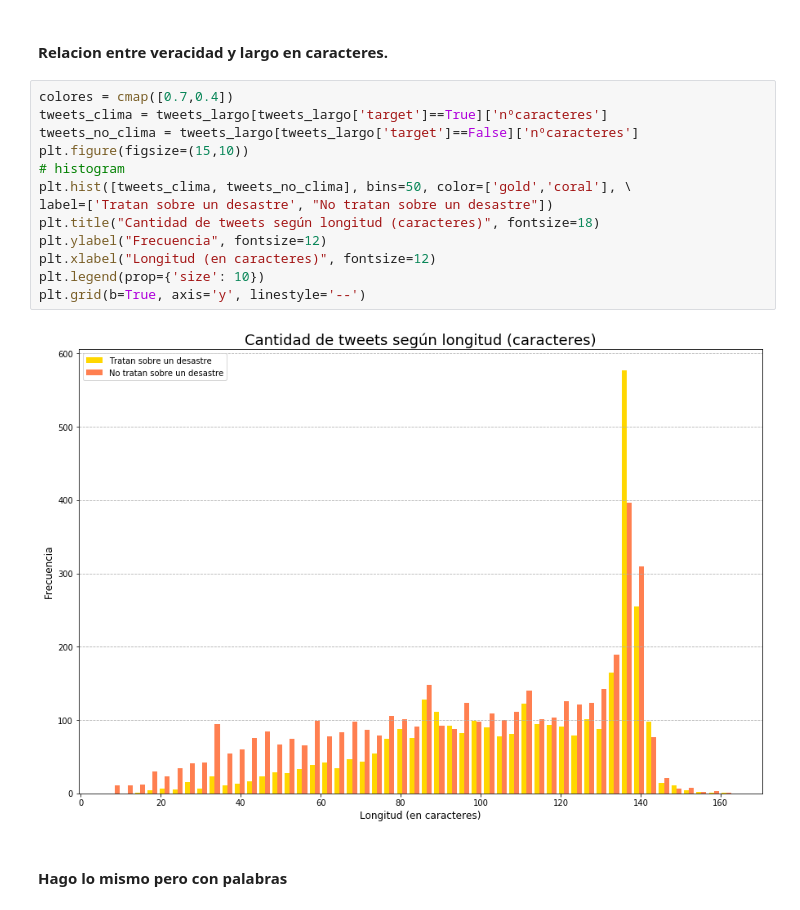
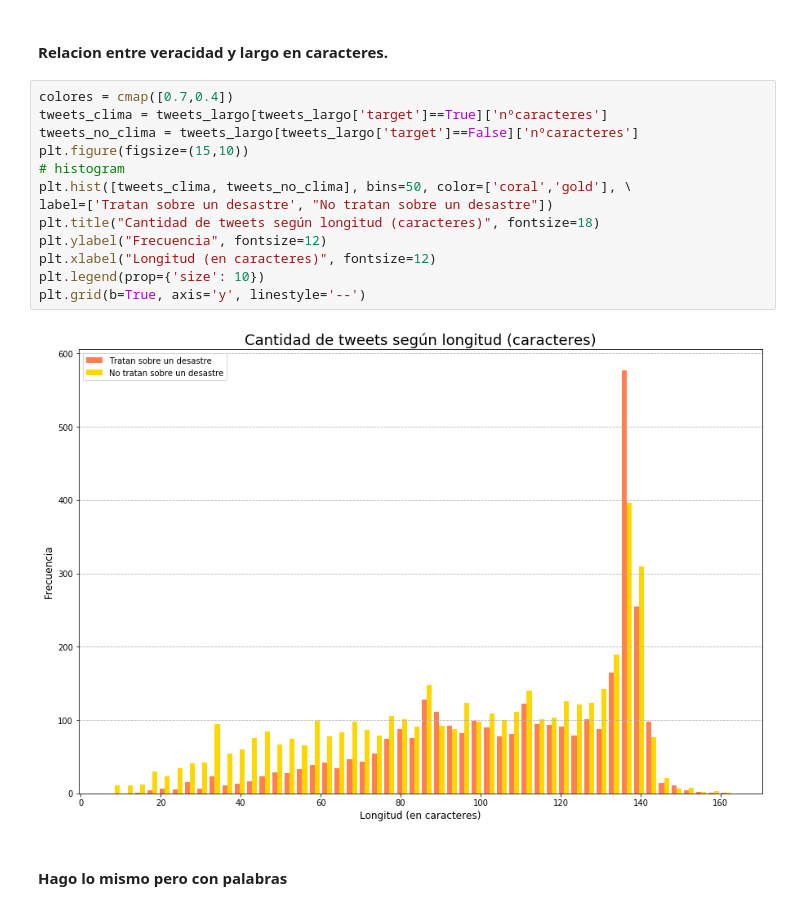
Before and after one commit to RiedelNicolas/TP1-Organizacion-de-Datos, a Jupyter notebook: Nico.ipynb, the cells around one changed output. Cells and saved outputs as stored; diff of their text form.

Commit message:
en grafico de veracidad vs caracter arreglo colores

```diff
--- a/Nico.ipynb
+++ b/Nico.ipynb
@@ -156,18 +156,18 @@ ax.set_ylabel('Cantidad de palabras');
 # %%
 colores = cmap([0.7,0.4])
 tweets_clima = tweets_largo[tweets_largo['target']==True]['nºcaracteres']
 tweets_no_clima = tweets_largo[tweets_largo['target']==False]['nºcaracteres']
 plt.figure(figsize=(15,10))
 # histogram
-plt.hist([tweets_clima, tweets_no_clima], bins=50, color=['gold','coral'], \
+plt.hist([tweets_clima, tweets_no_clima], bins=50, color=['coral','gold'], \
 label=['Tratan sobre un desastre', "No tratan sobre un desastre"])
 plt.title("Cantidad de tweets según longitud (caracteres)", fontsize=18)
 plt.ylabel("Frecuencia", fontsize=12)
 plt.xlabel("Longitud (en caracteres)", fontsize=12)
 plt.legend(prop={'size': 10})
 plt.grid(b=True, axis='y', linestyle='--')
 # %% [output]
-[figure, old version]
+[figure, new version]
 # %% [markdown]
 #### Hago lo mismo pero con palabras
 # %%
```
Also changed, not shown: parts of 40 cells of this notebook.
